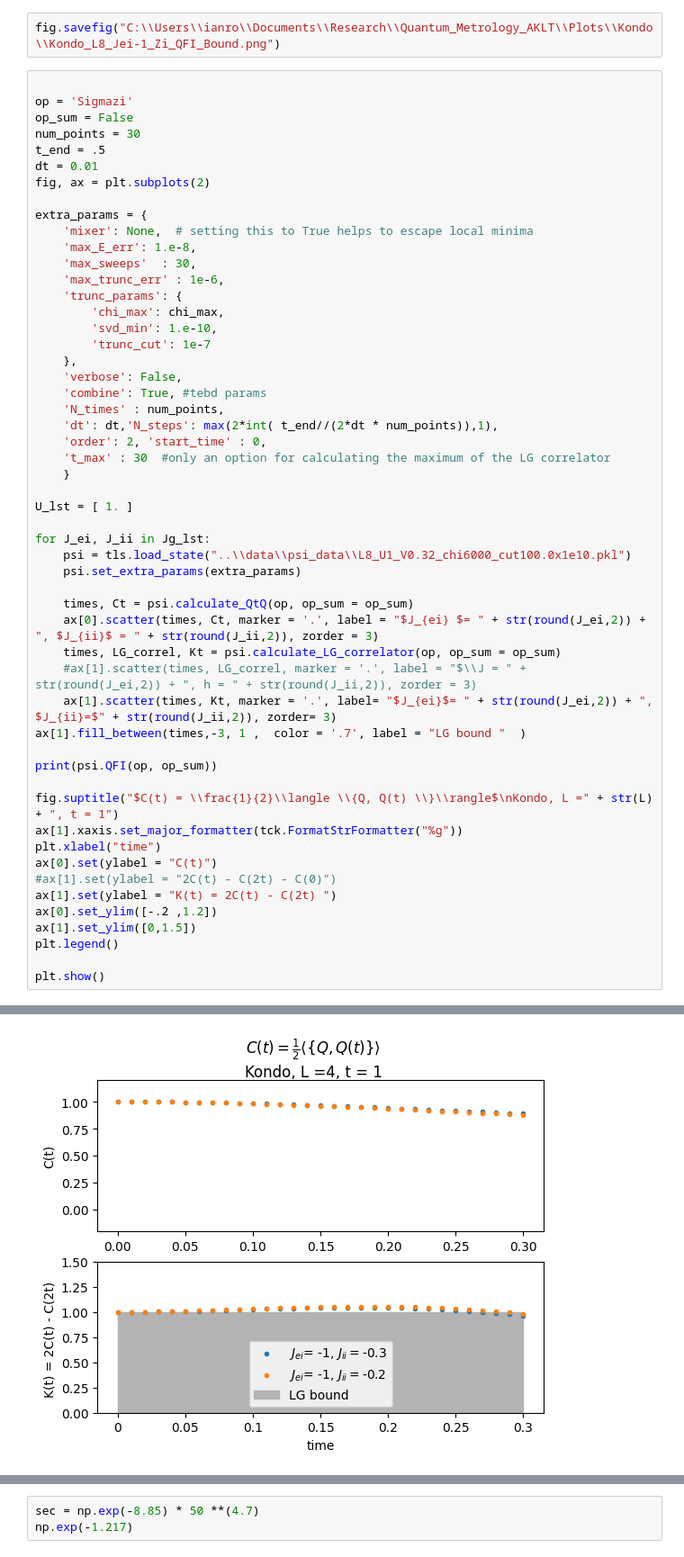
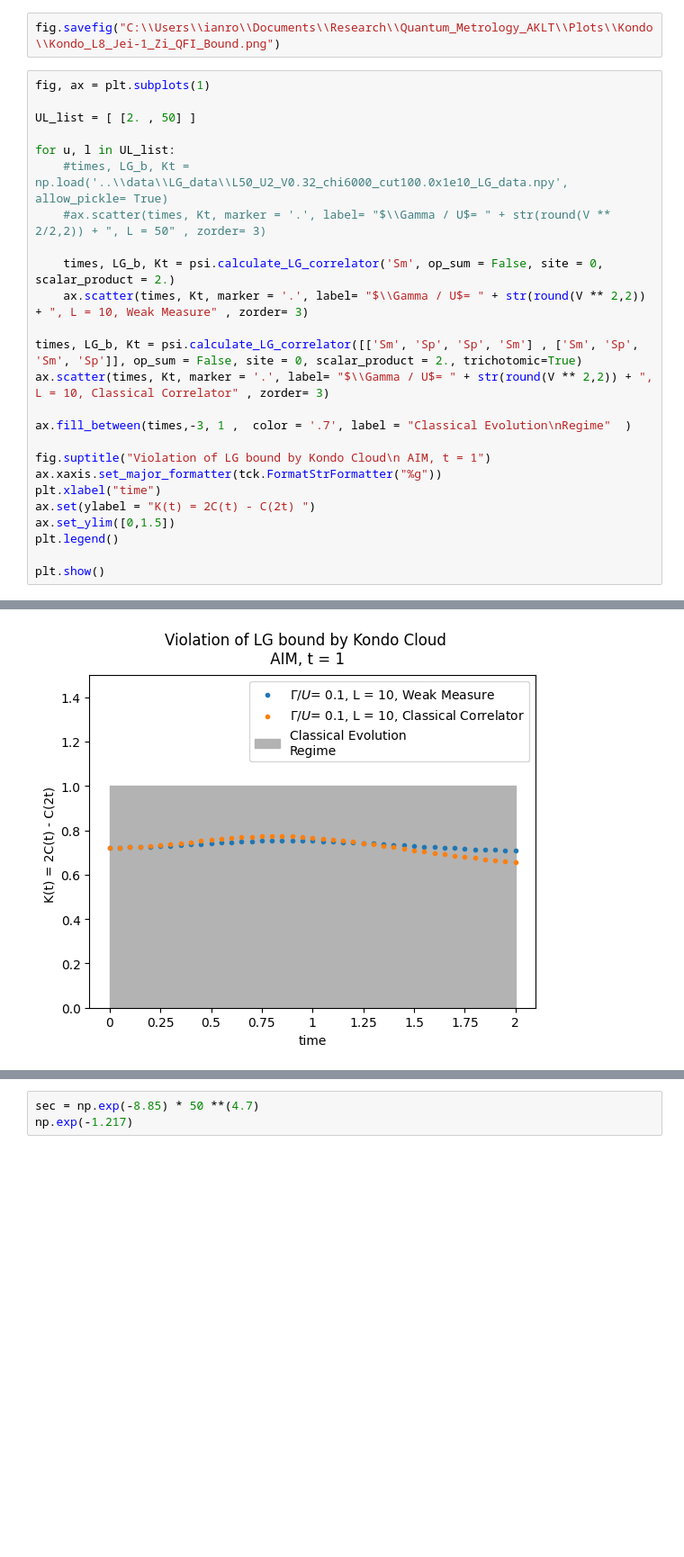
Before and after one commit to IanROsborne/Quantum_Metrology_Fisher_LG, a Jupyter notebook: TFIM/TFI_DMRG_TeNPy.ipynb, the cells around one changed output, grey strips where cells are left out. Shown at 90% size. Drawn from its saved outputs; the diff is of its cells as text; blank space fills up the shorter version.

Commit message:
Added some data and calculate_QQtQQ

```diff
--- a/TFIM/TFI_DMRG_TeNPy.ipynb
+++ b/TFIM/TFI_DMRG_TeNPy.ipynb
@@ -303,55 +98,27 @@ final DMRG state not in canonical form up to norm_tol=1.00e-05: norm_err=3.83e-0
 # %%
 fig.savefig("C:\\Users\\ianro\\Documents\\Research\\Quantum_Metrology_AKLT\\Plots\\Kondo\\Kondo_L8_Jei-1_Zi_QFI_Bound.png")
 # %%
+fig, ax = plt.subplots(1)
 
-op = 'Sigmazi'
-op_sum = False
-num_points = 30
-t_end = .5
-dt = 0.01
-fig, ax = plt.subplots(2)
+UL_list = [ [2. , 50] ]
 
-extra_params = {
-    'mixer': None,  # setting this to True helps to escape local minima
-    'max_E_err': 1.e-8,
-    'max_sweeps'  : 30,
-    'max_trunc_err' : 1e-6,
-    'trunc_params': {
-        'chi_max': chi_max,
-        'svd_min': 1.e-10,
-        'trunc_cut': 1e-7
-    },
-    'verbose': False,
-    'combine': True, #tebd params
-    'N_times' : num_points,
-    'dt': dt,'N_steps': max(2*int( t_end//(2*dt * num_points)),1),
-    'order': 2, 'start_time' : 0,
-    't_max' : 30  #only an option for calculating the maximum of the LG correlator
-    }
+for u, l in UL_list:
+    #times, LG_b, Kt = np.load('..\\data\\LG_data\\L50_U2_V0.32_chi6000_cut100.0x1e10_LG_data.npy', allow_pickle= True)
+    #ax.scatter(times, Kt, marker = '.', label= "$\\Gamma / U$= " + str(round(V ** 2/2,2)) + ", L = 50" , zorder= 3)
 
-U_lst = [ 1. ]
+    times, LG_b, Kt = psi.calculate_LG_correlator('Sm', op_sum = False, site = 0, scalar_product = 2.)
+    ax.scatter(times, Kt, marker = '.', label= "$\\Gamma / U$= " + str(round(V ** 2,2)) + ", L = 10, Weak Measure" , zorder= 3)
 
-for J_ei, J_ii in Jg_lst:
-    psi = tls.load_state("..\\data\\psi_data\\L8_U1_V0.32_chi6000_cut100.0x1e10.pkl")
-    psi.set_extra_params(extra_params)
+times, LG_b, Kt = psi.calculate_LG_correlator([['Sm', 'Sp', 'Sp', 'Sm'] , ['Sm', 'Sp', 'Sm', 'Sp']], op_sum = False, site = 0, scalar_product = 2., trichotomic=True)
+ax.scatter(times, Kt, marker = '.', label= "$\\Gamma / U$= " + str(round(V ** 2,2)) + ", L = 10, Classical Correlator" , zorder= 3)
 
-    times, Ct = psi.calculate_QtQ(op, op_sum = op_sum)
-    ax[0].scatter(times, Ct, marker = '.', label = "$J_{ei} $= " + str(round(J_ei,2)) + ", $J_{ii}$ = " + str(round(J_ii,2)), zorder = 3)
-    times, LG_correl, Kt = psi.calculate_LG_correlator(op, op_sum = op_sum)
-    #ax[1].scatter(times, LG_correl, marker = '.', label = "$\\J = " + str(round(J_ei,2)) + ", h = " + str(round(J_ii,2)), zorder = 3)
-    ax[1].scatter(times, Kt, marker = '.', label= "$J_{ei}$= " + str(round(J_ei,2)) + ", $J_{ii}=$" + str(round(J_ii,2)), zorder= 3)
-ax[1].fill_between(times,-3, 1 ,  color = '.7', label = "LG bound "  )
+ax.fill_between(times,-3, 1 ,  color = '.7', label = "Classical Evolution\nRegime"  )
 
-print(psi.QFI(op, op_sum))
-
-fig.suptitle("$C(t) = \\frac{1}{2}\\langle \\{Q, Q(t) \\}\\rangle$\nKondo, L =" + str(L) + ", t = 1")
-ax[1].xaxis.set_major_formatter(tck.FormatStrFormatter("%g"))
+fig.suptitle("Violation of LG bound by Kondo Cloud\n AIM, t = 1")
+ax.xaxis.set_major_formatter(tck.FormatStrFormatter("%g"))
 plt.xlabel("time")
-ax[0].set(ylabel = "C(t)")
-#ax[1].set(ylabel = "2C(t) - C(2t) - C(0)")
-ax[1].set(ylabel = "K(t) = 2C(t) - C(2t) ")
-ax[0].set_ylim([-.2 ,1.2])
-ax[1].set_ylim([0,1.5])
+ax.set(ylabel = "K(t) = 2C(t) - C(2t) ")
+ax.set_ylim([0,1.5])
 plt.legend()
 
 plt.show()
@@ -360,2 +126,2 @@ plt.show()
-[figure, old version]
+[figure, new version]
 # %%
```
Also changed, not shown: parts of 15 cells of this notebook, 10 other files.
